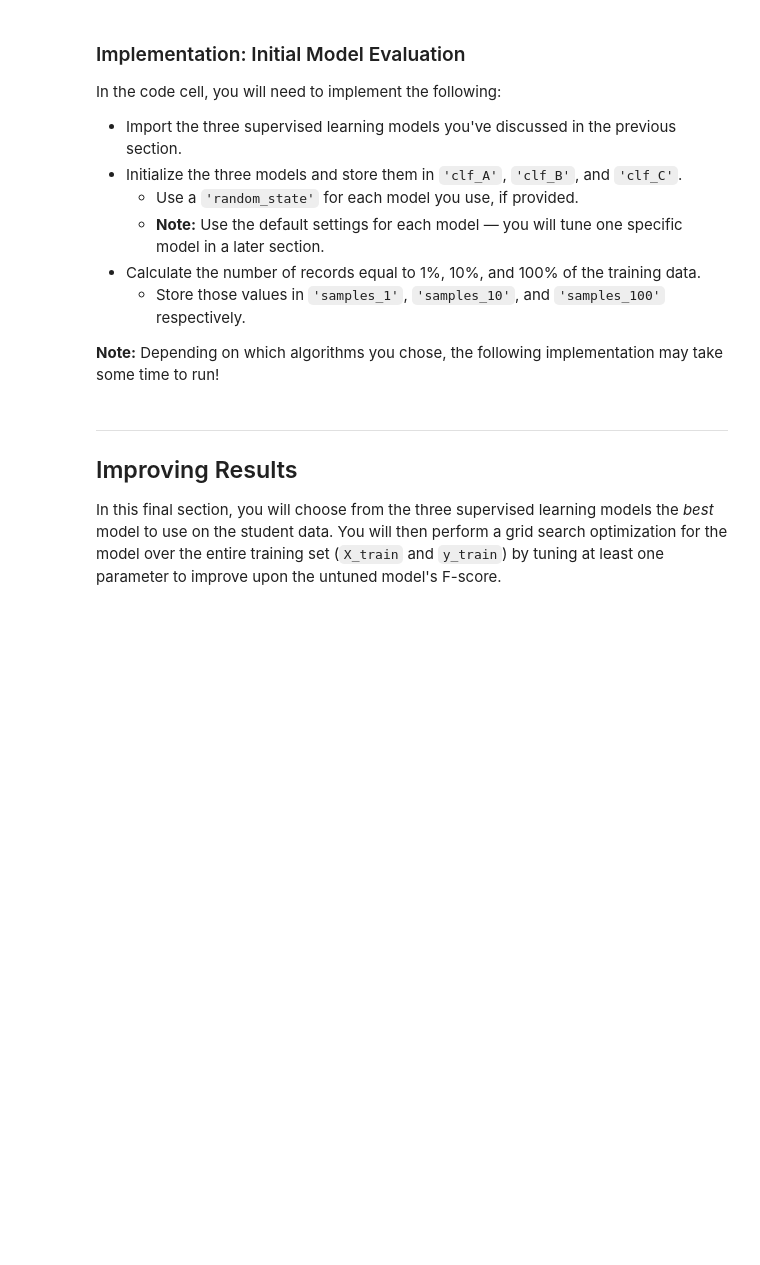
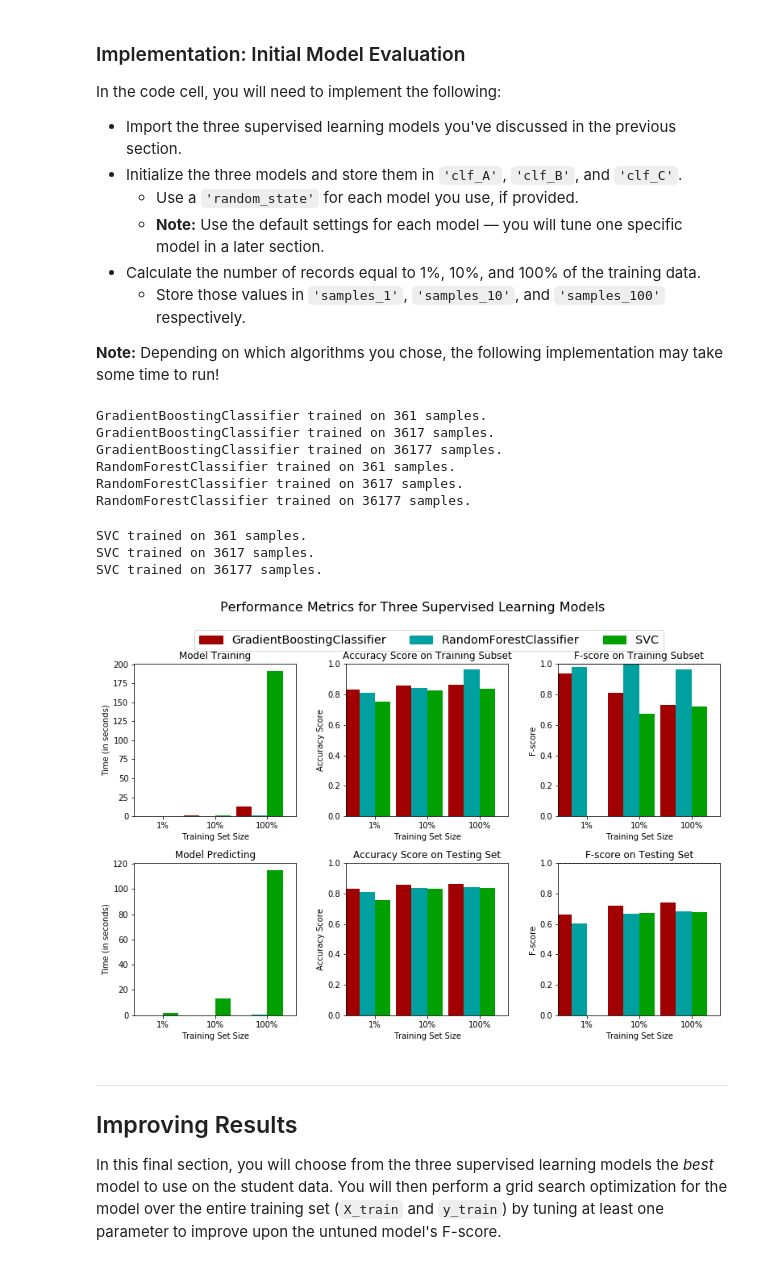
Before and after one commit to shomzie324/udacity-charity-ml, a Jupyter notebook: finding_donors.ipynb, the cells around one changed output. Cells and saved outputs as stored; diff of their text form; code cells hidden in the pictures; blank space fills up the shorter version.

```diff
--- a/finding_donors.ipynb
+++ b/finding_donors.ipynb
@@ -387,7 +387,7 @@ def train_predict(learner, sample_size, X_train, y_train, X_test, y_test):
     results['f_train'] = fbeta_score(y_train[:300], predictions_train[:300], beta=0.5)
 
     # TODO: Compute F-score on the test set which is y_test
-    results['f_test'] = fbata_score(y_test, predictions_test, beta=0.)
+    results['f_test'] = fbeta_score(y_test, predictions_test, beta=0.5)
 
     # Success
     print("{} trained on {} samples.".format(learner.__class__.__name__, sample_size))
@@ -407,31 +407,45 @@ In the code cell, you will need to implement the following:
 **Note:** Depending on which algorithms you chose, the following implementation may take some time to run!
 # %%
 # TODO: Import the three supervised learning models from sklearn
+from sklearn.ensemble import GradientBoostingClassifier, RandomForestClassifier
+from sklearn.svm import SVC
 
 # TODO: Initialize the three models
-clf_A = None
-clf_B = None
-clf_C = None
+rs = 42
+clf_A = GradientBoostingClassifier(random_state=rs)
+clf_B = RandomForestClassifier(random_state=rs)
+clf_C = SVC(random_state=rs)
 
 # TODO: Calculate the number of samples for 1%, 10%, and 100% of the training data
 # HINT: samples_100 is the entire training set i.e. len(y_train)
 # HINT: samples_10 is 10% of samples_100 (ensure to set the count of the values to be `int` and not `float`)
 # HINT: samples_1 is 1% of samples_100 (ensure to set the count of the values to be `int` and not `float`)
-samples_100 = None
-samples_10 = None
-samples_1 = None
+samples_100 = len(y_train)
+samples_10 = int(len(y_train) * 0.1)
+samples_1 = int(len(y_train) * 0.01)
 
 # Collect results on the learners
 results = {}
 for clf in [clf_A, clf_B, clf_C]:
     clf_name = clf.__class__.__name__
     results[clf_name] = {}
     for i, samples in enumerate([samples_1, samples_10, samples_100]):
         results[clf_name][i] = \
         train_predict(clf, samples, X_train, y_train, X_test, y_test)
 
 # Run metrics visualization for the three supervised learning models chosen
 vs.evaluate(results, accuracy, fscore)
+# %% [output]
+GradientBoostingClassifier trained on 361 samples.
+GradientBoostingClassifier trained on 3617 samples.
+GradientBoostingClassifier trained on 36177 samples.
+RandomForestClassifier trained on 361 samples.
+RandomForestClassifier trained on 3617 samples.
+RandomForestClassifier trained on 36177 samples.
+SVC trained on 361 samples.
+SVC trained on 3617 samples.
+SVC trained on 36177 samples.
+[figure, added]
 # %% [markdown]
 ----
 ## Improving Results
```
Also changed, not shown: parts of 1 cell of this notebook.
